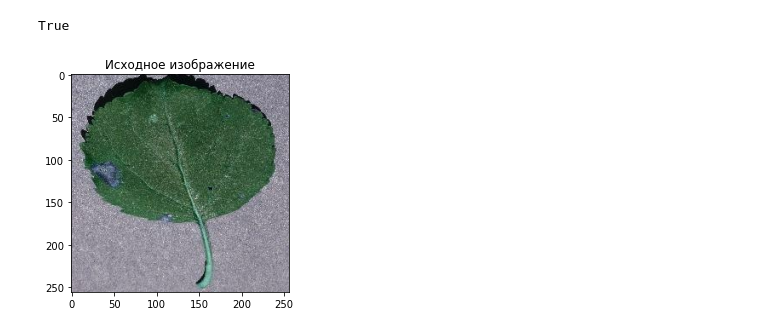
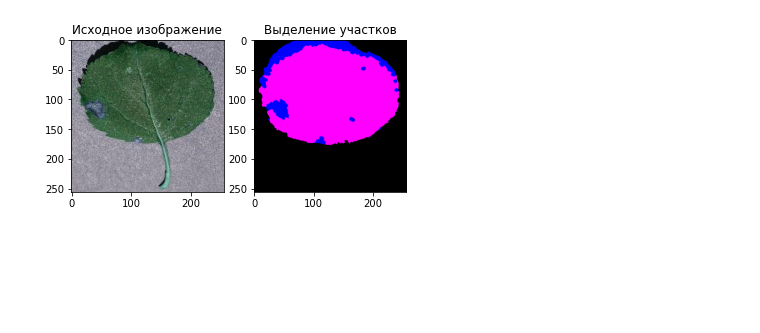
Before and after one commit to PavelKitaev/lab1, a Jupyter notebook: lab1.ipynb, the cells around one changed output. Cells and saved outputs as stored; diff of their text form; code cells hidden in the pictures; blank space fills up the shorter version.

```diff
--- a/lab1.ipynb
+++ b/lab1.ipynb
@@ -33,6 +30,0 @@ res_1 = CalcOfDamageAndNonDamage("1.jpg")
-# %%
-#Билатеральный фильтр
-bilateral = cv.bilateralFilter(img, 15, 75, 75)
-cv.imwrite("bl.png", bilateral)
-# %% [output]
-True
@@ -41,6 +31,10 @@ res_2 = CalcOfDamageAndNonDamage("bl.png")
 # %%
-plt.imshow(img)
-plt.title("Исходное изображение")
+res_1 = CalcOfDamageAndNonDamage("1.jpg")
+
+plt.subplot(121), plt.imshow(img)
+plt.title('Исходное изображение')
+plt.subplot(122), plt.imshow(res_1)
+plt.title('Выделение участков')
 plt.show()
 # %% [output]
-[figure, old version]
+[figure, new version]
```
Also changed, not shown: parts of 12 cells of this notebook.
